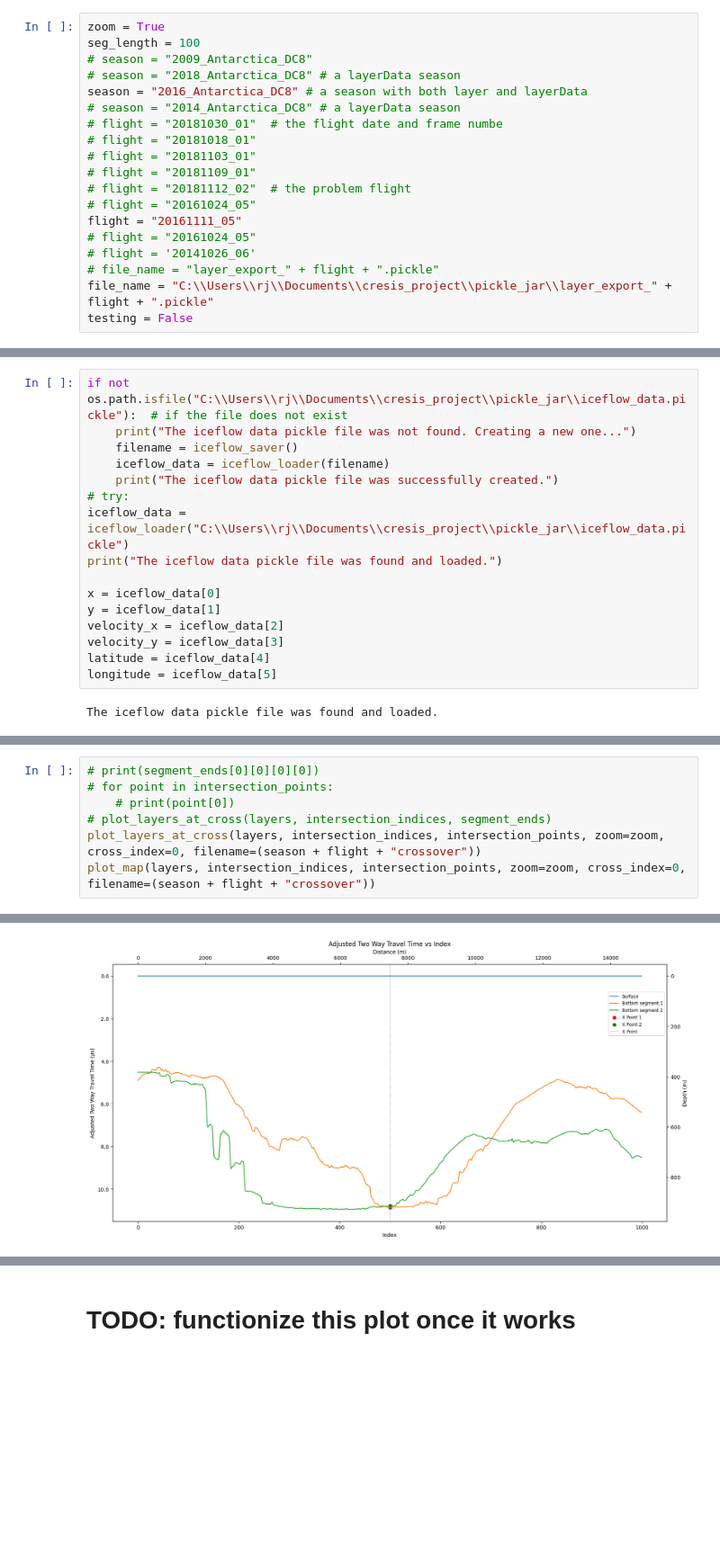
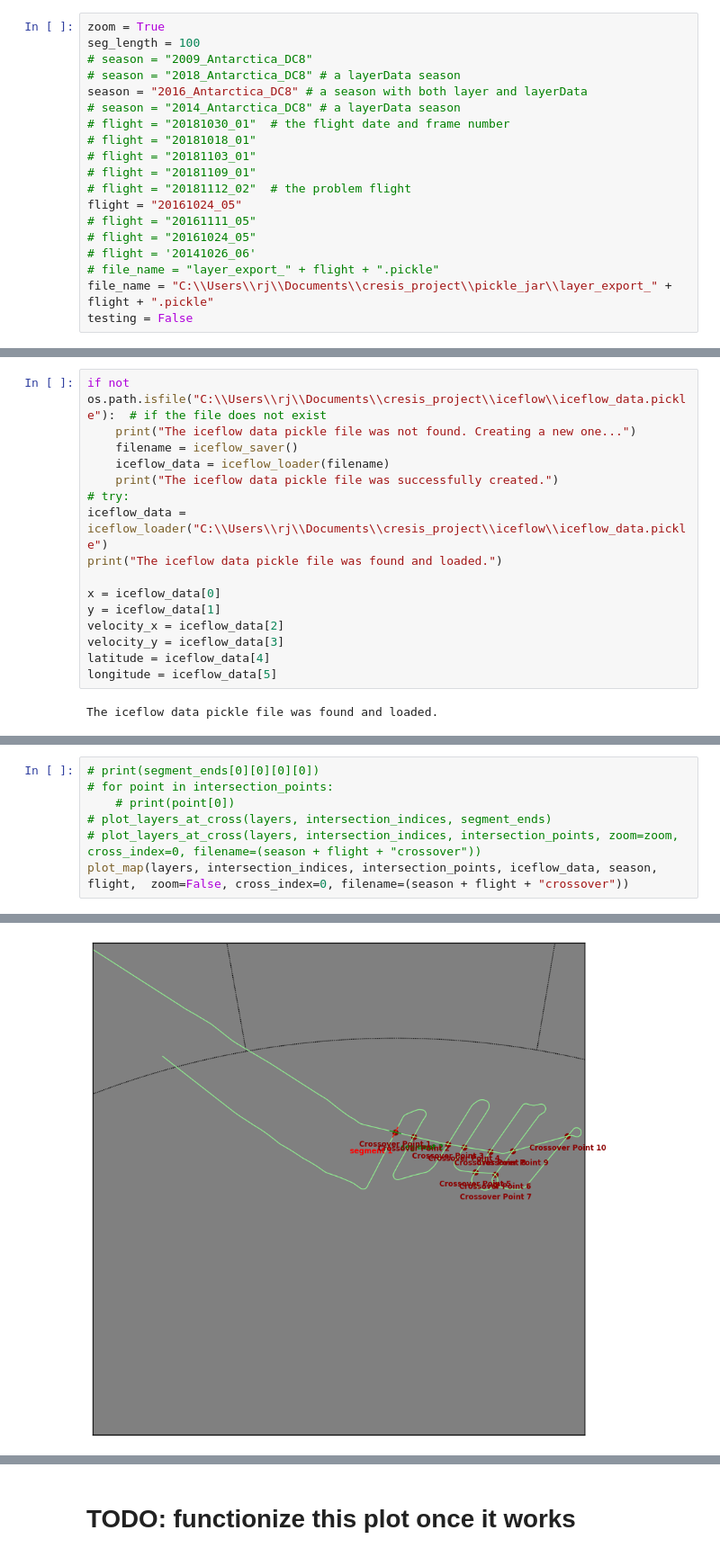
Before and after one commit to richardmoser/cresis_project, a Jupyter notebook: doit_dev.ipynb, the cells around one changed output, grey strips where cells are left out. Shown at 90% size. Cells and saved outputs as stored; diff of their text form; blank space fills up the shorter version.

```diff
--- a/doit_dev.ipynb
+++ b/doit_dev.ipynb
@@ -11,13 +14,13 @@ seg_length = 100
 # season = "2018_Antarctica_DC8" # a layerData season
 season = "2016_Antarctica_DC8" # a season with both layer and layerData
 # season = "2014_Antarctica_DC8" # a layerData season
-# flight = "20181030_01"  # the flight date and frame numbe
+# flight = "20181030_01"  # the flight date and frame number
 # flight = "20181018_01"
 # flight = "20181103_01"
 # flight = "20181109_01"
 # flight = "20181112_02"  # the problem flight
-# flight = "20161024_05"
-flight = "20161111_05"
+flight = "20161024_05"
+# flight = "20161111_05"
 # flight = "20161024_05"
 # flight = '20141026_06'
 # file_name = "layer_export_" + flight + ".pickle"
@@ -51,13 +59,13 @@ Bottom
 # %% [markdown]
 ### read in the iceflow data from the iceflow data files and save them to a pickle file
 # %%
-if not os.path.isfile("C:\\Users\\rj\\Documents\\cresis_project\\pickle_jar\\iceflow_data.pickle"):  # if the file does not exist
+if not os.path.isfile("C:\\Users\\rj\\Documents\\cresis_project\\iceflow\\iceflow_data.pickle"):  # if the file does not exist
     print("The iceflow data pickle file was not found. Creating a new one...")
     filename = iceflow_saver()
     iceflow_data = iceflow_loader(filename)
     print("The iceflow data pickle file was successfully created.")
 # try:
-iceflow_data = iceflow_loader("C:\\Users\\rj\\Documents\\cresis_project\\pickle_jar\\iceflow_data.pickle")
+iceflow_data = iceflow_loader("C:\\Users\\rj\\Documents\\cresis_project\\iceflow\\iceflow_data.pickle")
 print("The iceflow data pickle file was found and loaded.")
 
 x = iceflow_data[0]
@@ -308,6 +382,6 @@ def plot_map(layers, intersection_indices, intersection_points, zoom=False, cros
 # for point in intersection_points:
     # print(point[0])
 # plot_layers_at_cross(layers, intersection_indices, segment_ends)
-plot_layers_at_cross(layers, intersection_indices, intersection_points, zoom=zoom, cross_index=0, filename=(season + flight + "crossover"))
-plot_map(layers, intersection_indices, intersection_points, zoom=zoom, cross_index=0, filename=(season + flight + "crossover"))
+# plot_layers_at_cross(layers, intersection_indices, intersection_points, zoom=zoom, cross_index=0, filename=(season + flight + "crossover"))
+plot_map(layers, intersection_indices, intersection_points, iceflow_data, season, flight,  zoom=False, cross_index=0, filename=(season + flight + "crossover"))
 # %% [output]
@@ -320 +406 @@ scale factor: 14.937033053133352
-[figure, old version]
+[figure, new version]
```
Also changed, not shown: parts of 28 cells of this notebook, 15 other files.
